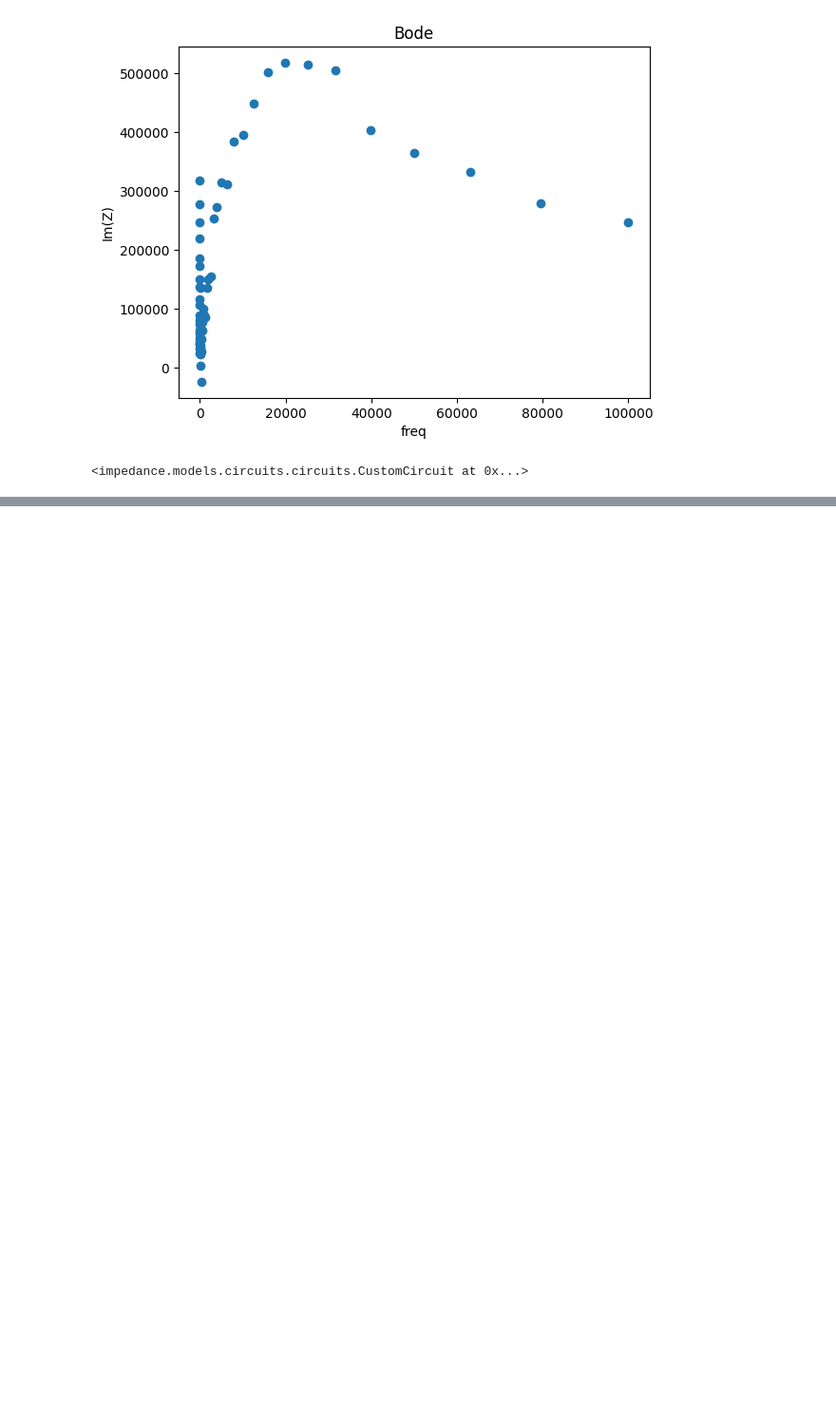
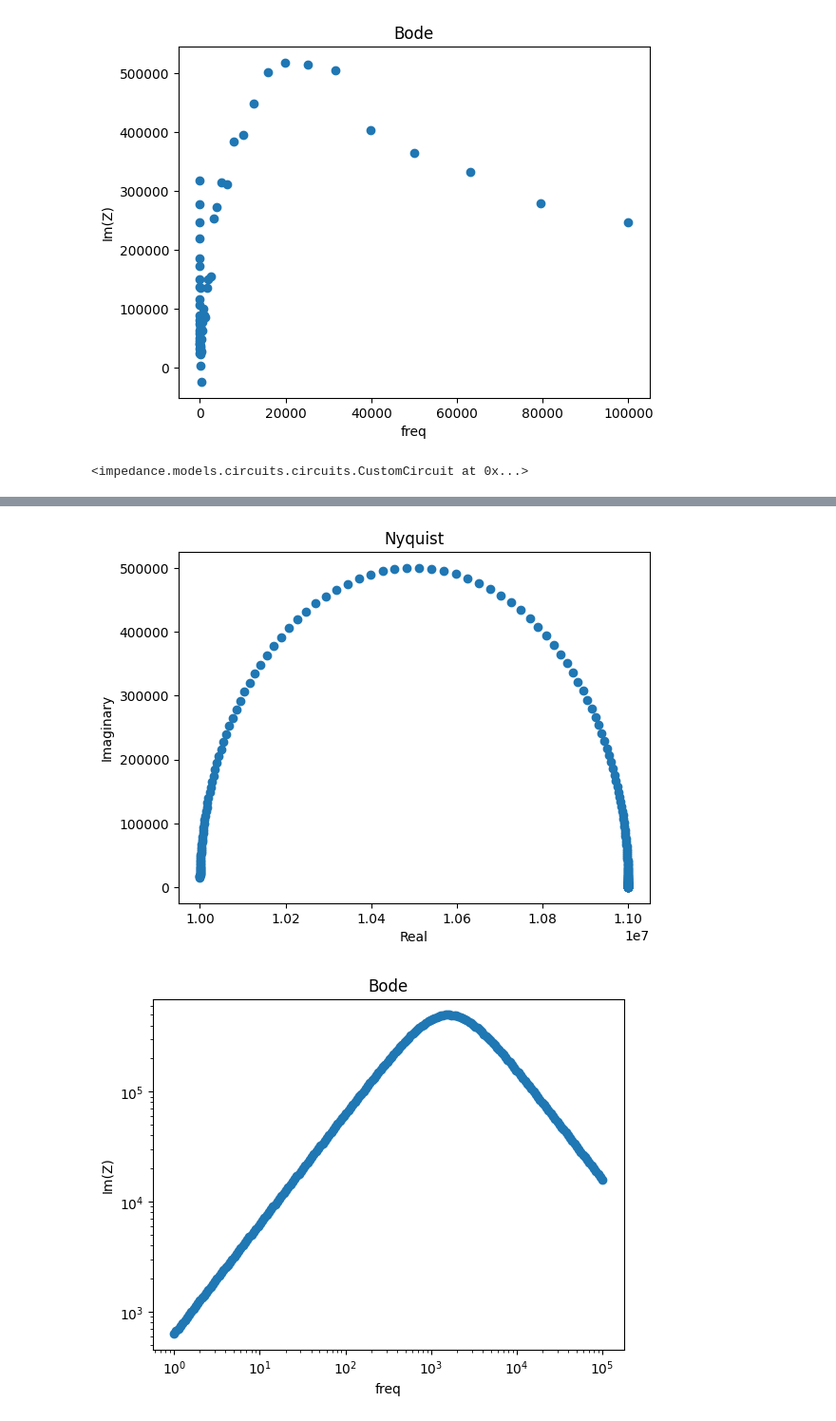
Before and after one commit to beepmo/gator, a Jupyter notebook: data/06-20/litao3_gating.ipynb, the cells around one changed output, grey strips where cells are left out. Shown at 95% size. Saved outputs shown, nothing was run; the diff lists cells and outputs as text; code cells hidden in the pictures; blank space fills up the shorter version.

```diff
--- a/data/06-20/litao3_gating.ipynb
+++ b/data/06-20/litao3_gating.ipynb
@@ -267,0 +264,24 @@ Fit parameters:
+# %%
+circuit = 'p(R0,C0)-R1'
+init = [1e6,1e-10,1E7]
+circuit = CustomCircuit(circuit, initial_guess=init)
+
+range = np.logspace(0,5,200)
+Z_fit = circuit.predict(range)
+
+plt.plot(Z_fit.real, -Z_fit.imag, 'o')
+# plt.plot(Z.real, -Z.imag, 'o')
+plt.ylabel('Imaginary')
+plt.xlabel('Real')
+plt.title('Nyquist')
+plt.show()
+
+plt.plot(range, -Z_fit.imag, 'o')
+plt.ylabel('Im(Z)')
+plt.xlabel('freq')
+plt.title('Bode')
+plt.loglog()
+plt.show()
+# %% [output]
+[figure, added]
+[figure, added]
```
Also changed, not shown: parts of 6 cells of this notebook.
